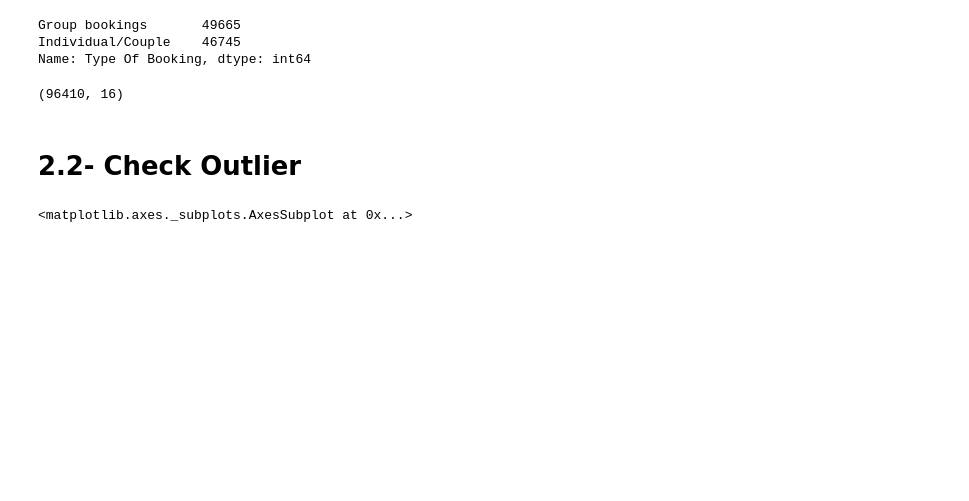
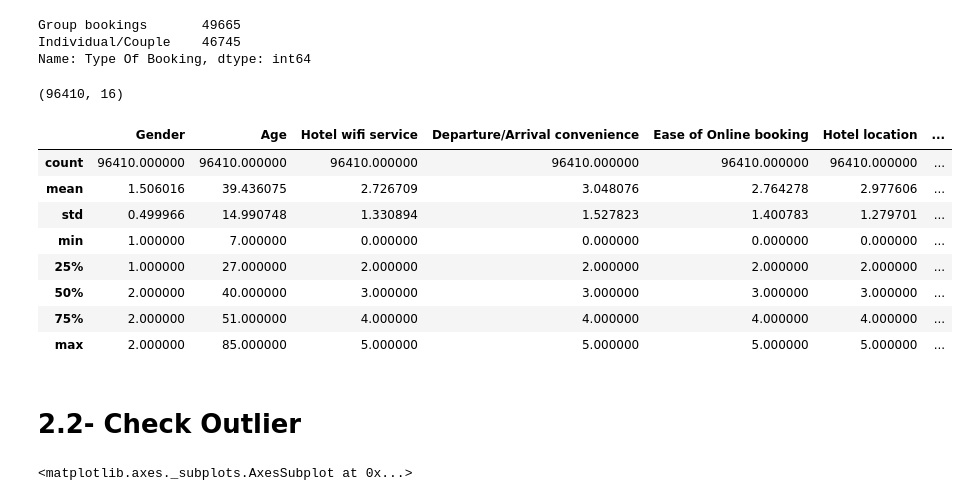
Before and after one commit to MohamedSelim-dev/hotel_satisfication_perdiction, a Jupyter notebook: hotel_satisfy.ipynb, the cells around one changed output. Cells and saved outputs as stored; diff of their text form; code cells hidden in the pictures; blank space fills up the shorter version.

```diff
--- a/hotel_satisfy.ipynb
+++ b/hotel_satisfy.ipynb
@@ -115,6 +115,18 @@ Name: Type Of Booking, dtype: int64
 df.shape
 # %% [output]
 (96410, 16)
+# %%
+df.describe()
+# %% [output]
+|  | Gender | Age | Hotel wifi service | Departure/Arrival convenience | Ease of Online booking | Hotel location | ... |
+| count | 96410.000000 | 96410.000000 | 96410.000000 | 96410.000000 | 96410.000000 | 96410.000000 | ... |
+| mean | 1.506016 | 39.436075 | 2.726709 | 3.048076 | 2.764278 | 2.977606 | ... |
+| std | 0.499966 | 14.990748 | 1.330894 | 1.527823 | 1.400783 | 1.279701 | ... |
+| min | 1.000000 | 7.000000 | 0.000000 | 0.000000 | 0.000000 | 0.000000 | ... |
+| 25% | 1.000000 | 27.000000 | 2.000000 | 2.000000 | 2.000000 | 2.000000 | ... |
+| 50% | 2.000000 | 40.000000 | 3.000000 | 3.000000 | 3.000000 | 3.000000 | ... |
+| 75% | 2.000000 | 51.000000 | 4.000000 | 4.000000 | 4.000000 | 4.000000 | ... |
+| max | 2.000000 | 85.000000 | 5.000000 | 5.000000 | 5.000000 | 5.000000 | ... |
 # %% [markdown]
 # 2.2- Check Outlier
 # %%
```
Also changed, not shown: parts of 8 cells of this notebook.
